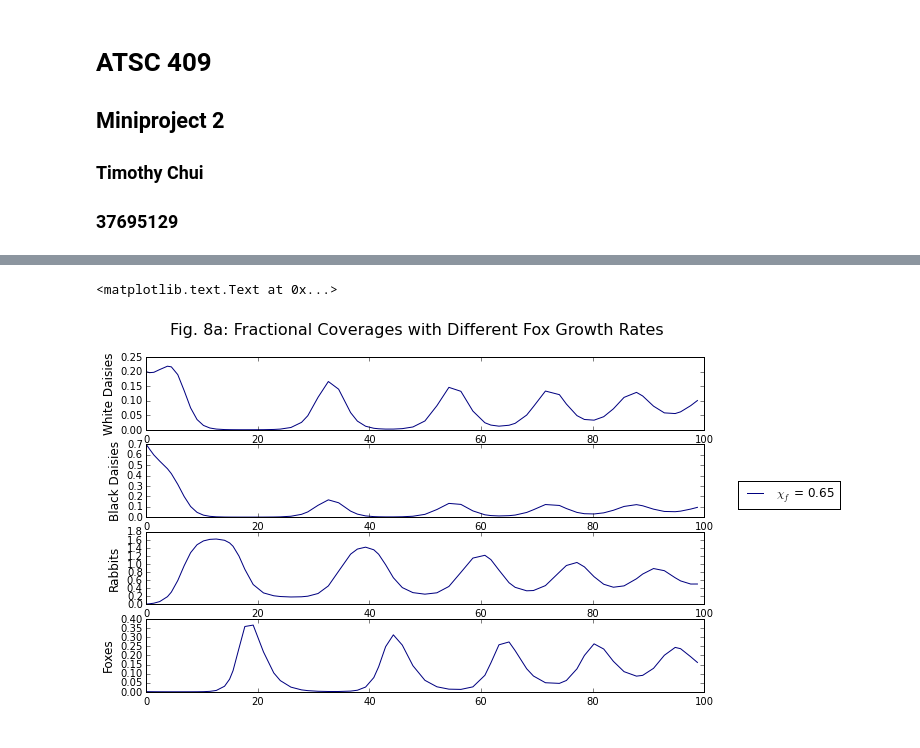
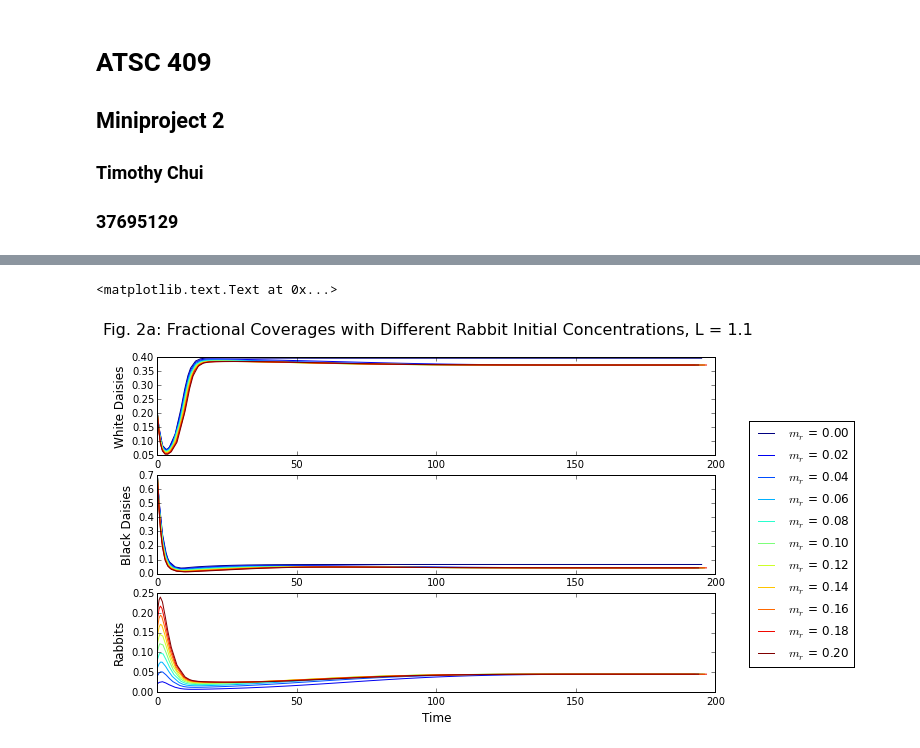
Before and after one commit to tc637/numeric, a Jupyter notebook: lab5/miniproject_2.ipynb, the cells around one changed output, grey strips where cells are left out. Saved outputs shown, nothing was run; the diff lists cells and outputs as text; code cells hidden in the pictures.

```diff
--- a/lab5/miniproject_2.ipynb
+++ b/lab5/miniproject_2.ipynb
@@ -516,34 +175,0 @@ thefig8.suptitle(r"Fig. 8: Fractional Coverages with Different Fox Growth Rates"
-# %%
-# vary fox growth rates
-uservars_init,initvars_init = reset_params() # reset initial parameters
-
-chisf = np.arange(0.1,1.0,0.1)
-
-
-is_init = False
-change_key = "chif"
-label = r"$\chi_f$"
-
-uservars_init["L"] = 0.940
-initvars_init["rabbitconc"] = 0.01
-initvars_init["foxconc"] = 0.001
-
-uservars_init["phi"] = 1
-uservars_init["chid"] = 0.1
-
-
-uservars_init["betar"] = 1
-
-uservars_init["chir"] = 0
-
-uservars_init["theta"] = 1
-uservars_init["betaf"] = 1
-#uservars_init["chif"] = 0.3
-chisf = np.array([0.65])
-
-thefig8c,theAx8c=plot_timeseries(is_init, change_key, chisf, label, uservars_init, initvars_init)
-thefig8c.suptitle(r"Fig. 8a: Fractional Coverages with Different Fox Growth Rates",
-                  fontsize=16)
-# %% [output]
-<matplotlib.text.Text at 0x...>
-[figure, removed]
@@ -549,0 +217,15 @@ thefig8c.suptitle(r"Fig. 8a: Fractional Coverages with Different Fox Growth Rate
+# %%
+# different rabbit initial conditions
+uservars_init,initvars_init = reset_params() # reset initial parameters
+
+rabbit_inits = np.arange(0.0,0.22,0.02)
+is_init = True
+change_key = "rabbitconc"
+label = r"$m_r$"
+
+thefig2a,theAx2a=plot_timeseries_rabbits(is_init, change_key, rabbit_inits, label, uservars_init, initvars_init)
+thefig2a.suptitle('Fig. 2a: Fractional Coverages with Different Rabbit Initial Concentrations, L = {:.2}'.format(uservars_init["L"]),
+                  fontsize=16)
+# %% [output]
+<matplotlib.text.Text at 0x...>
+[figure, added]
```
Also changed, not shown: parts of 35 cells of this notebook, 1 other file.
